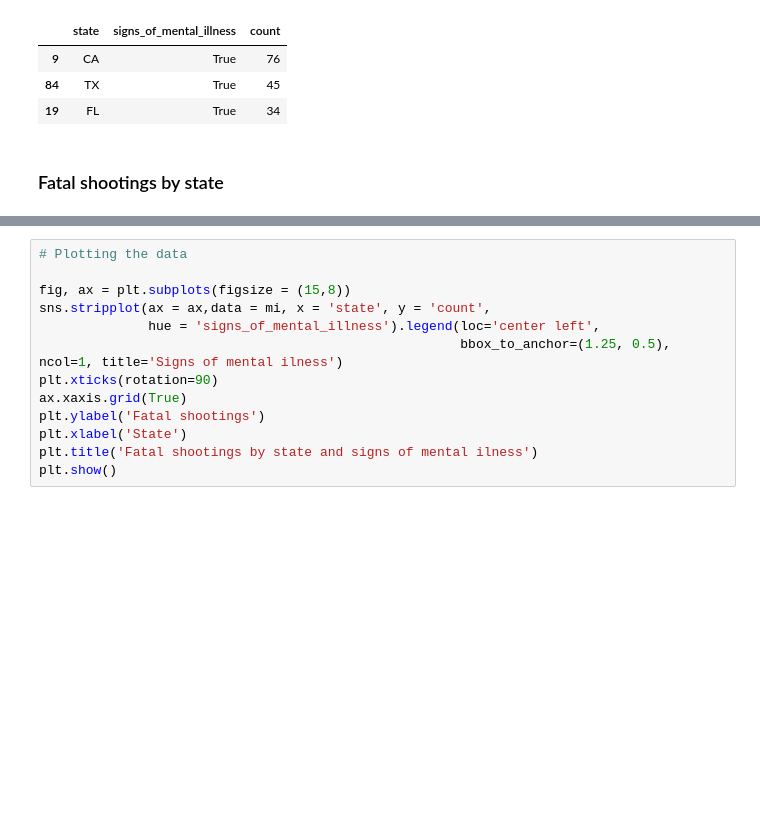
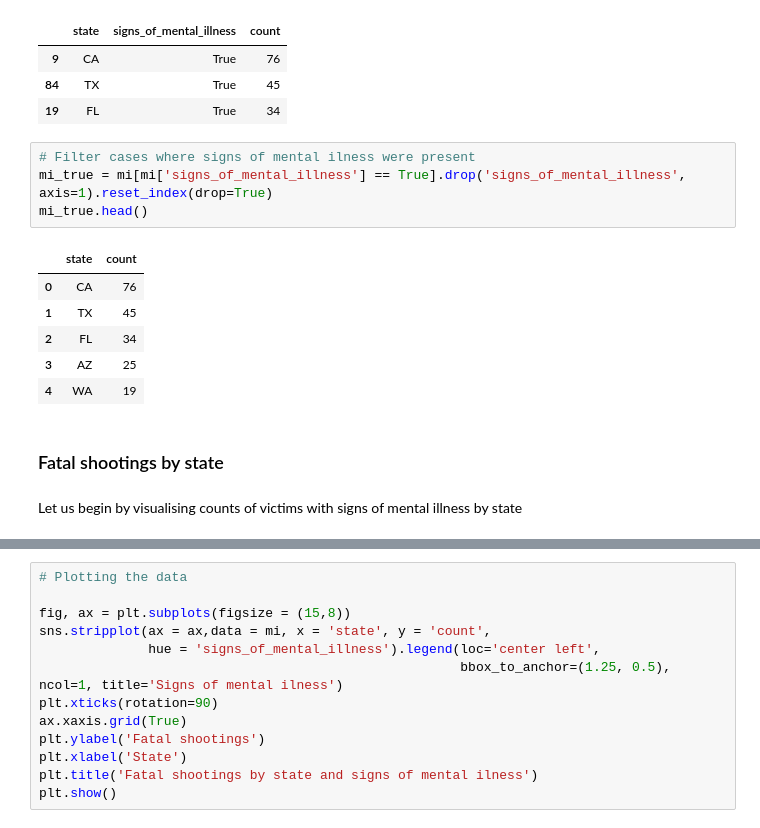
Before and after one commit to valdas-v1/Fatal-Police-Shooting-in-United-States, a Jupyter notebook: notebook.ipynb, the cells around one changed output, grey strips where cells are left out. Drawn from its saved outputs; the diff is of its cells as text; blank space fills up the shorter version.

```diff
--- a/notebook.ipynb
+++ b/notebook.ipynb
@@ -122,5 +125,18 @@ mi.head(3)
 | 9 | CA | True | 76 |
 | 84 | TX | True | 45 |
 | 19 | FL | True | 34 |
+# %%
+# Filter cases where signs of mental ilness were present
+mi_true = mi[mi['signs_of_mental_illness'] == True].drop('signs_of_mental_illness',                                                         axis=1).reset_index(drop=True)
+mi_true.head()
+# %% [output]
+|  | state | count |
+| 0 | CA | 76 |
+| 1 | TX | 45 |
+| 2 | FL | 34 |
+| 3 | AZ | 25 |
+| 4 | WA | 19 |
 # %% [markdown]
 ### Fatal shootings by state
+# %% [markdown]
+Let us begin by visualising counts of victims with signs of mental illness by state
```
Also changed, not shown: parts of 9 cells of this notebook.
